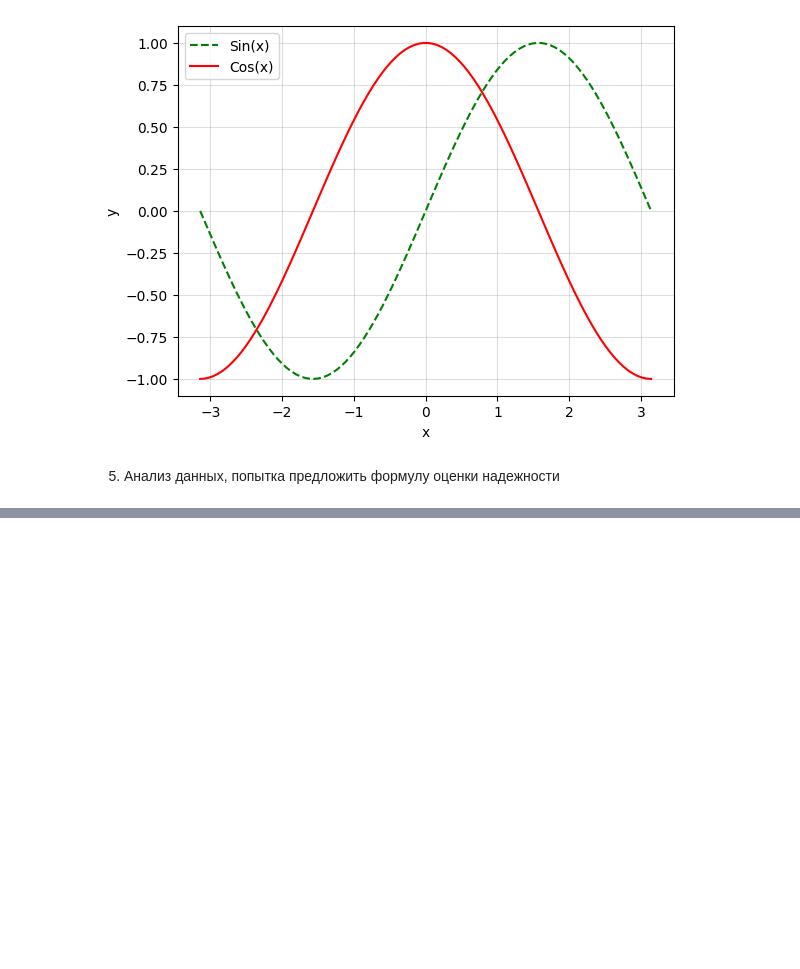
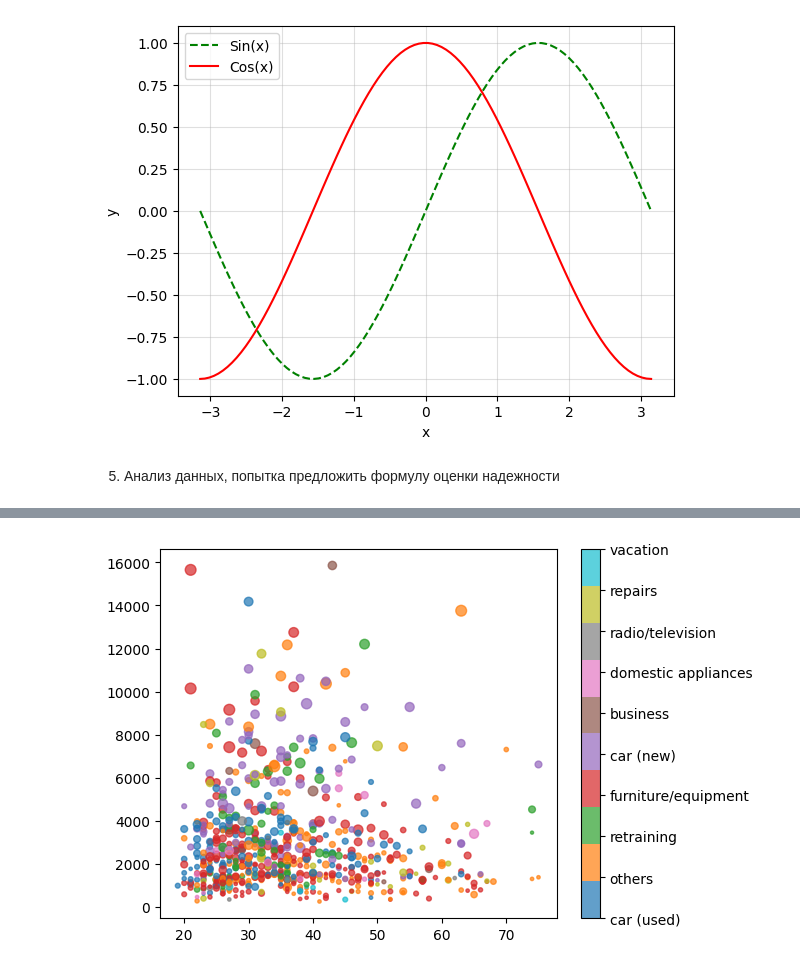
Before and after one commit to TimothyTur/BHS-test, a Jupyter notebook: СКБ201 Тур.ipynb, the cells around one changed output, grey strips where cells are left out. Saved outputs shown, nothing was run; the diff lists cells and outputs as text; code cells hidden in the pictures; blank space fills up the shorter version.

```diff
--- a/СКБ201 Тур.ipynb
+++ b/СКБ201 Тур.ipynb
@@ -178,0 +234,5 @@ df1b = df1[df1['credit_risk']==0]
+# %%
+plt.scatter(df1g['age'], df1g['amount'], df1g['duration'], df1g['purpose'], cmap = 'tab10', alpha = 0.7)
+plt.colorbar().ax.set_yticklabels(purpose_mod);
+# %% [output]
+[figure, added]
```
Also changed, not shown: parts of 13 cells of this notebook.
